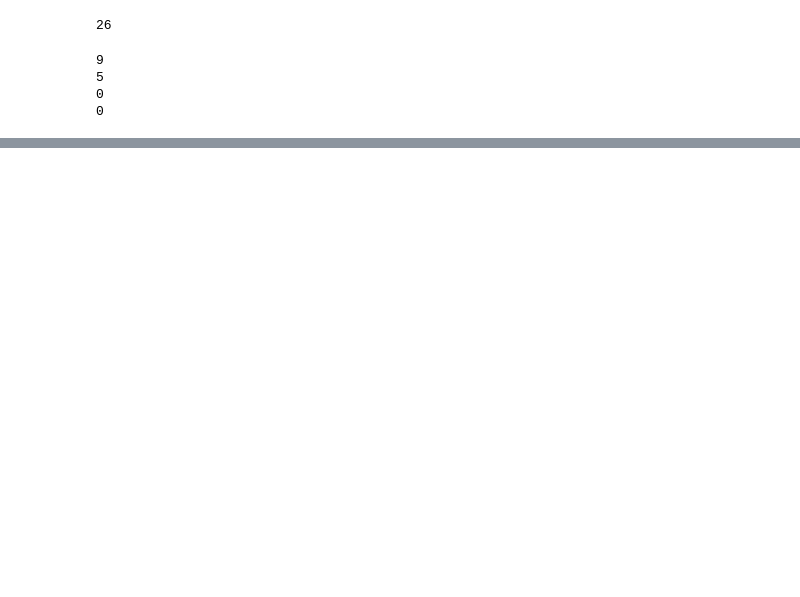
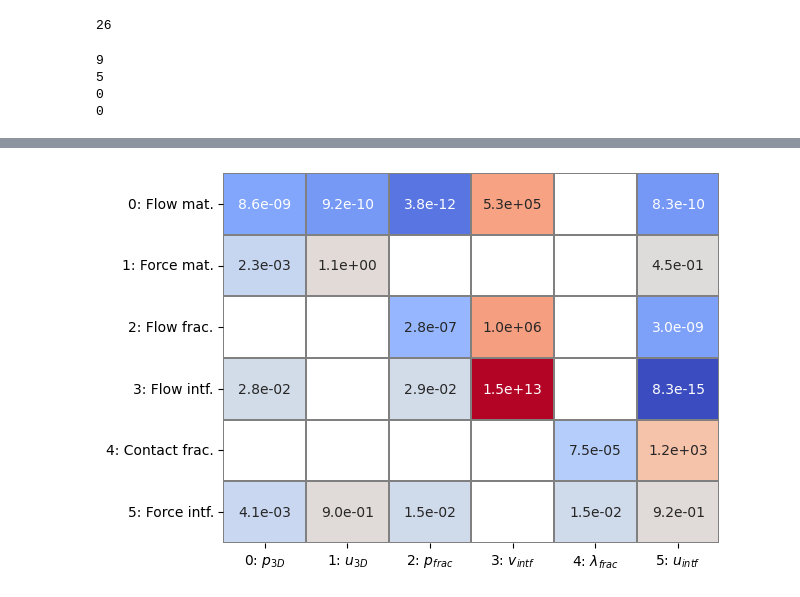
Before and after one commit to pmgbergen/FTHM-Solver, a Jupyter notebook: fpm/fpm_4_simplices_experimental.ipynb, the cells around one changed output, grey strips where cells are left out. Cells and saved outputs as stored; diff of their text form; code cells hidden in the pictures; blank space fills up the shorter version.

```diff
--- a/fpm/fpm_4_simplices_experimental.ipynb
+++ b/fpm/fpm_4_simplices_experimental.ipynb
@@ -195,0 +78,6 @@ array([12.43303379,  0.5098237 ,  1.73558536, -2.14211497,  0.4960869 ,
+# %%
+J_Q = J.empty_container()
+J_Q.mat = J.mat @ Q.mat
+J.plot_max()
+# %% [output]
+[figure, added]
```
Also changed, not shown: parts of 19 cells of this notebook, 1 other file.
